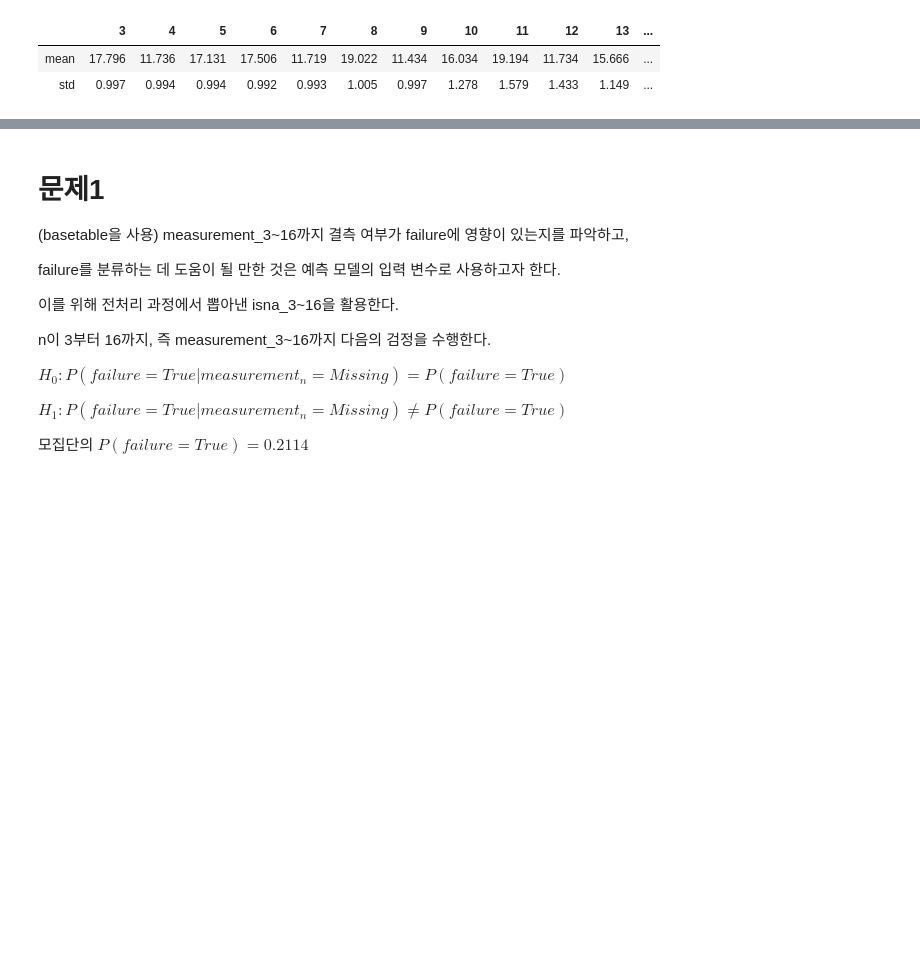
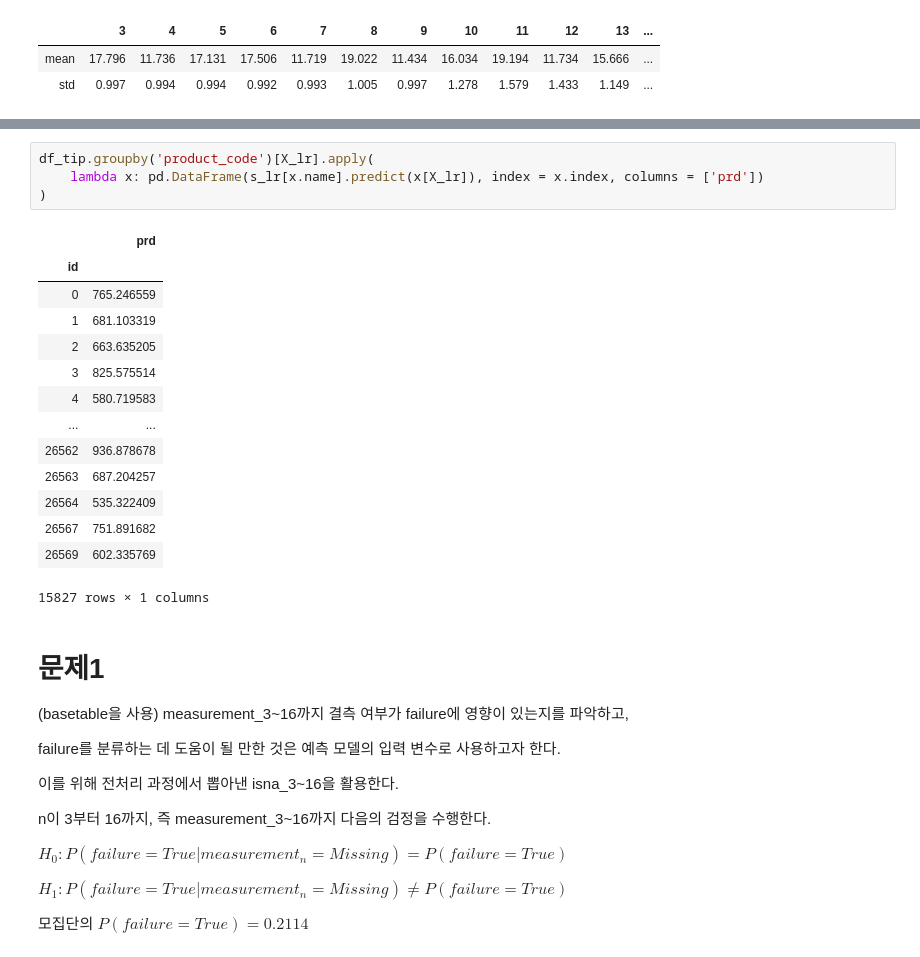
Before and after one commit to sunkusun9/DS_lv3_2503_2, a Jupyter notebook: sec_ds_lv3_prob1_prob.ipynb, the cells around one changed output, grey strips where cells are left out. Saved outputs shown, nothing was run; the diff lists cells and outputs as text; blank space fills up the shorter version.

```diff
--- a/sec_ds_lv3_prob1_prob.ipynb
+++ b/sec_ds_lv3_prob1_prob.ipynb
@@ -292,3 +329,22 @@ df_basetable[['measurement_{}'.format(i) for i in range(3, 18)]].agg(['mean', 's
+# %%
+df_tip.groupby('product_code')[X_lr].apply(
+    lambda x: pd.DataFrame(s_lr[x.name].predict(x[X_lr]), index = x.index, columns = ['prd'])
+)
+# %% [output]
+|  | prd |
+| id |  |
+| 0 | 765.246559 |
+| 1 | 681.103319 |
+| 2 | 663.635205 |
+| 3 | 825.575514 |
+| 4 | 580.719583 |
+| ... | ... |
+| 26562 | 936.878678 |
+| 26563 | 687.204257 |
+| 26564 | 535.322409 |
+| 26567 | 751.891682 |
+| 26569 | 602.335769 |
+15827 rows × 1 columns
 # %% [markdown]
 # 문제1
 
```
Also changed, not shown: parts of 20 cells of this notebook.
